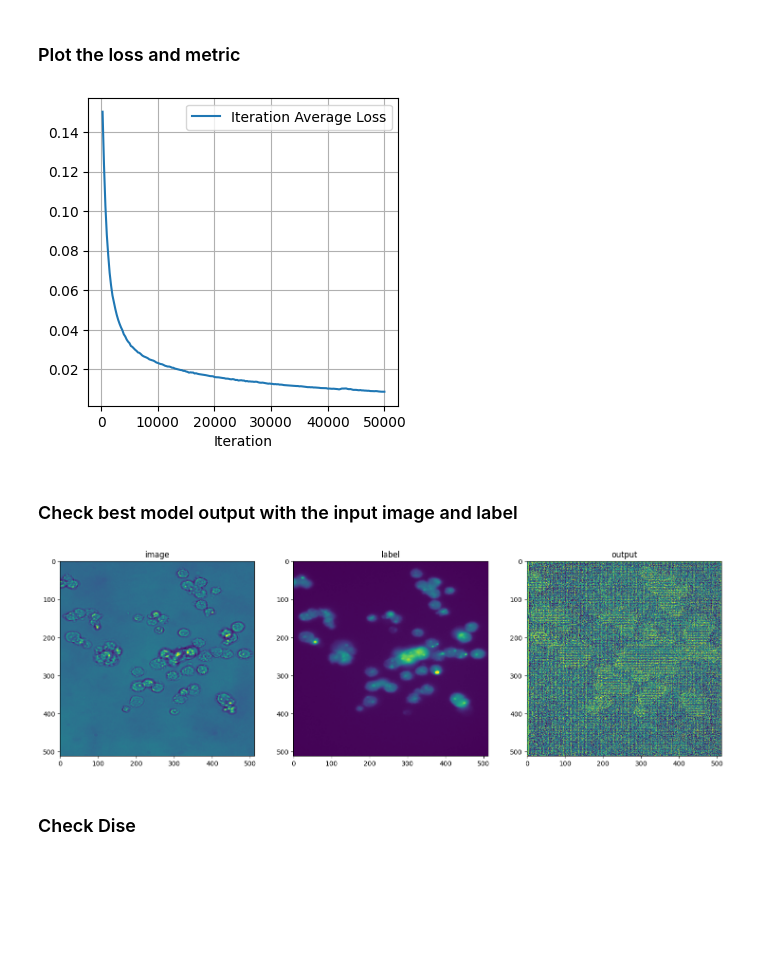
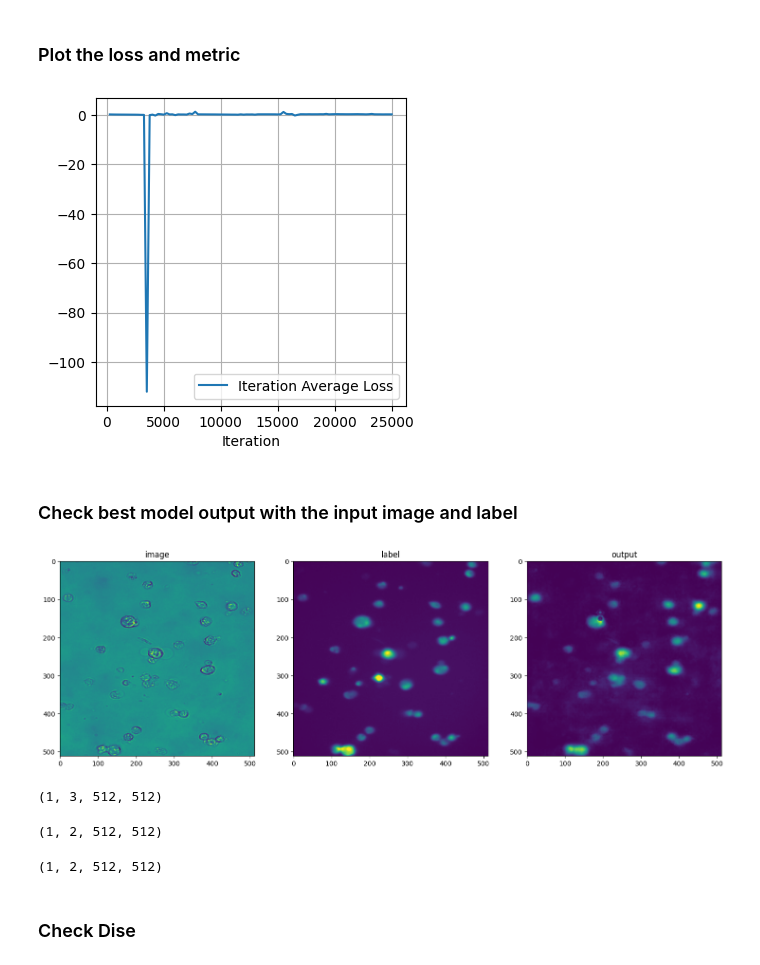
Before and after one commit to pipipyau/apoptosis_segmentation, a Jupyter notebook: data/pipeline_apoptosis_segmentation.ipynb, the cells around one changed output. Cells and saved outputs as stored; diff of their text form; code cells hidden in the pictures; blank space fills up the shorter version.

```diff
--- a/data/pipeline_apoptosis_segmentation.ipynb
+++ b/data/pipeline_apoptosis_segmentation.ipynb
@@ -197,11 +204,11 @@ class Net(pytorch_lightning.LightningModule):
             dropout = 0.2,
         ).to(device)
 
-        self.loss_function = torch.nn.MSELoss()
+        self.loss_function = MSELoss()
         self.best_val_loss = 1e8
         self.best_val_epoch = 0
 
-        self.max_epochs = 200
+        self.max_epochs = 1000
         self.check_val = 10
         self.warmup_epochs = 5
         self.metric_values = []
@@ -225,7 +232,7 @@ class Net(pytorch_lightning.LightningModule):
 
                 EnsureChannelFirstd(keys=["image", "label"]),
                 Lambdad(keys=["label"],
-                        func=lambda image: ((image[0:2, :, :]).astype(torch.float32))/255.0,
+                        func=lambda image: ((image[0:2, 1:, :]).astype(torch.float32))/255.0,
                         overwrite=True,
                         ),
                 #EnsureChannelFirstd(keys=["image"]),
@@ -263,7 +270,7 @@ class Net(pytorch_lightning.LightningModule):
                 LoadImaged(keys=["image", "label"]),#, reader=PILReader()),
                 EnsureChannelFirstd(keys=["image", "label"]),
                 Lambdad(keys=["label"],
-                        func=lambda image: ((image[0:2, :, :]).astype(torch.float32))/255.0,
+                        func=lambda image: ((image[0:2, 1:, :]).astype(torch.float32))/255.0,
                         overwrite=True,
                         ),
 
@@ -463,7 +464,7 @@ plt.show()
 # # plt.savefig(os.path.join(os.getcwd(), 'graphs', "val_mean_dis6.svg"), format = "svg", bbox_inches='tight')
 # plt.show()
 # %% [output]
-[figure, old version]
+[figure, new version]
 # %%
 d = {'Iteration 0': x1, 'Iteration Average Loss 0': y1}
 df1 = pd.DataFrame(data=d)
@@ -483,36 +484,48 @@ df2['Iteration Average Loss 1'] = y2
 # %%
 root_dir=os.path.join(os.getcwd(), 'best_model/')
 # %%
-case_num = 1
-model = Net.load_from_checkpoint(os.path.join(root_dir, "best_metric_model.ckpt"))
+case_num = 2
+model = Net.load_from_checkpoint(os.path.join(root_dir, "best_metric_model-v1.ckpt"))
 model.eval()
 model.to(device)
 
 with torch.no_grad():
     img_name = os.path.split(
         net.val_ds[case_num]["image"].meta["filename_or_obj"]
     )[1]
     img = net.val_ds[case_num]["image"]
     label = net.val_ds[case_num]["label"]
     val_inputs = torch.unsqueeze(img, 0).cuda()
     val_labels = torch.unsqueeze(label, 0).cuda()
     val_outputs = sliding_window_inference(
         val_inputs, (512, 512), 1, model)
     plt.figure("check", (18, 6))
     plt.subplot(1, 3, 1)
     plt.title(f"image")
     plt.imshow(val_inputs.cpu().numpy()[0][0])
     plt.subplot(1, 3, 2)
     plt.title(f"label")
     plt.imshow(val_labels.cpu().numpy()[0][1])
     plt.subplot(1, 3, 3)
     plt.title(f"output")
     plt.imshow(
-        torch.argmax(val_outputs, dim=1).detach().cpu()[0]
+        val_outputs.detach().cpu()[0][1]
     )
 #     plt.savefig(os.path.join(os.getcwd(), 'graphs', "img_results1.svg"), format = "svg", bbox_inches='tight')
     plt.show()
 # %% [output]
-[figure, old version]
+[figure, new version]
+# %%
+val_inputs.shape
+# %% [output]
+(1, 3, 512, 512)
+# %%
+val_labels.shape
+# %% [output]
+(1, 2, 512, 512)
+# %%
+val_outputs.shape
+# %% [output]
+(1, 2, 512, 512)
 # %% [markdown]
 ### Check Dise
```
Also changed, not shown: parts of 7 cells of this notebook, 2 other files.
